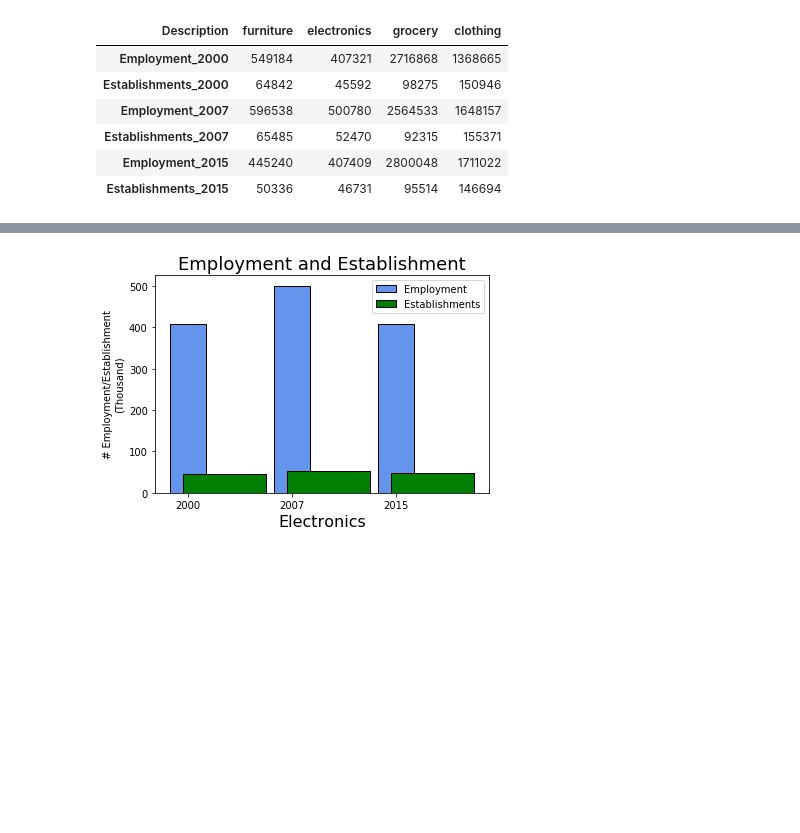
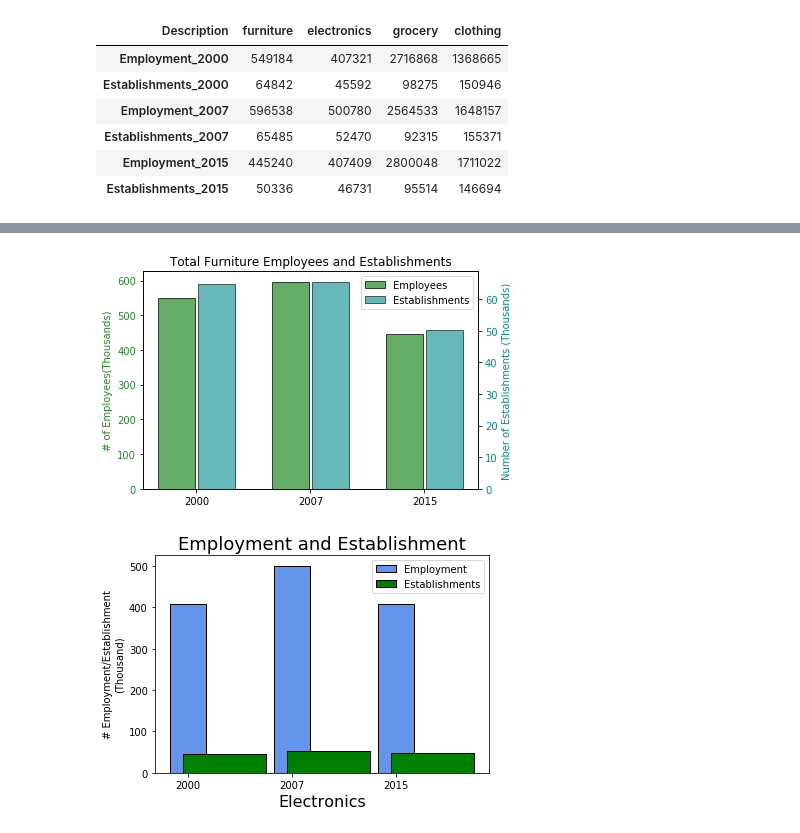
Before and after one commit to christybalaji/Retail_Crisis, a Jupyter notebook: data/plots/emloyment_establisment.ipynb, the cells around one changed output, grey strips where cells are left out. Saved outputs shown, nothing was run; the diff lists cells and outputs as text; code cells hidden in the pictures; blank space fills up the shorter version.

```diff
--- a/data/plots/emloyment_establisment.ipynb
+++ b/data/plots/emloyment_establisment.ipynb
@@ -79,3 +78,31 @@ plt.savefig("../plots/complete_plots/furnitureBar1.png",bbox_inches='tight')
+# %%
+fig = plt.figure()
+ax1 = fig.add_subplot(111)
+# plt.bar(x,emp_f,bar_width,color='cornflowerblue',edgecolor='k')
+
+rects1 = ax1.bar(x,emp_f, alpha = .7,color='forestgreen',edgecolor='k',label='Employees',width=.32)
+ax1.set_ylabel('# of Employees(Thousands)',color='forestgreen')
+# plt.legend(loc="best",fancybox=True, shadow=True)
+
+ax2 = ax1.twinx()
+rects2 = ax2.bar(x+bar_width, est_f, alpha = .6,color='darkcyan',edgecolor='k',label='Establishments',width=.32)
+plt.title("Total Furniture Employees and Establishments")
+ax2.set_ylabel('Number of Establishments (Thousands)', color='darkcyan')
+
+ax2.set_xticks(ind + width / 2)
+ax2.set_xticklabels(labels)
+
+ax2.legend( (rects1[0], rects2[0]), ('Employees', 'Establishments') )
+
+
+for tl in ax2.get_yticklabels():
+    tl.set_color('darkcyan')
+for tl in ax1.get_yticklabels():
+    tl.set_color('forestgreen')
+
+plt.savefig("complete_plots/furnitureBar.png",bbox_inches='tight')
+# %% [output]
+[figure, added]
 # %%
 labels = ['2000','2007',
           '2015']
```
Also changed, not shown: parts of 7 cells of this notebook, 8 other files.
